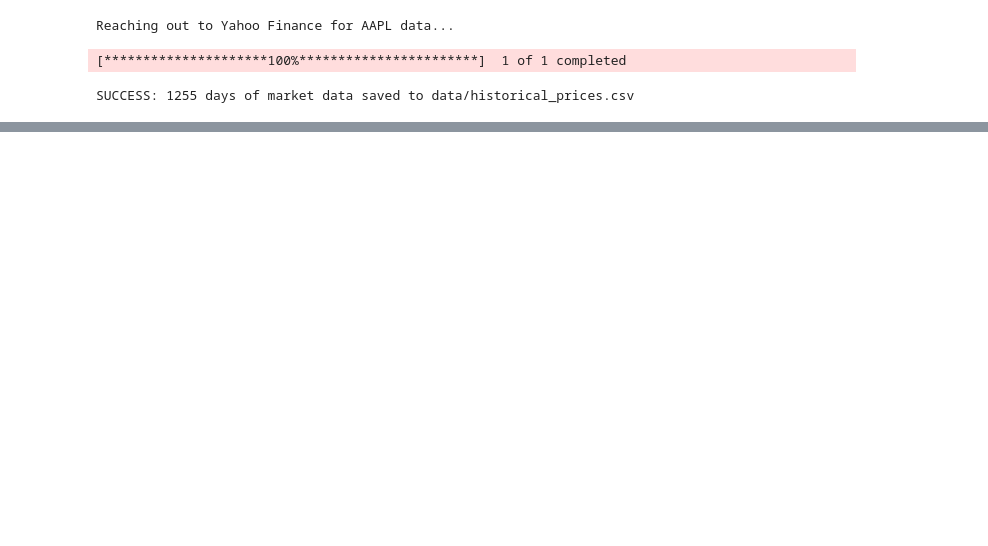
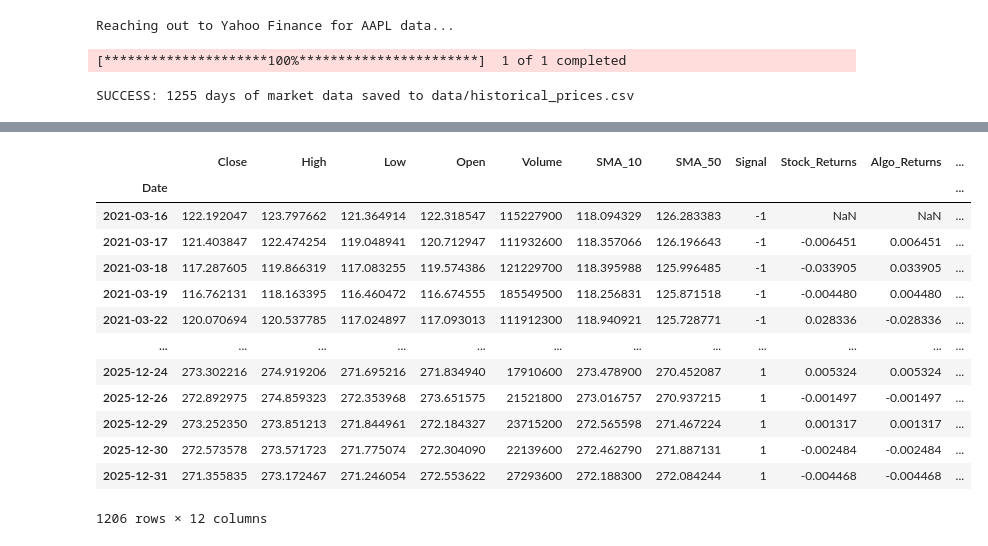
Before and after one commit to aditya0-0-1/quant_backtester, a Jupyter notebook: research.ipynb, the cells around one changed output, grey strips where cells are left out. Drawn from its saved outputs; the diff is of its cells as text; code cells hidden in the pictures; blank space fills up the shorter version.

Commit message:
Day 5: Completed OOP Engine and SQLite single-threaded vault

```diff
--- a/research.ipynb
+++ b/research.ipynb
@@ -42,0 +218,49 @@ df.head()
+# %%
+df
+
+#TELL ME IF WE GAVE SG OF SELL AT 1 DOLLAR
+
+# STOCK GOES 1.02 DOLLAR
+
+# WHY ARE WE COMPOUNDING LOSS OF 0..02
+
+# WE DIDNT LOSE OUR MONEY NAA WE JUST LOST A OPP TO CREATE MORE MONEY SO HOW IT IS A LOSS
+
+# This is a brilliant question. Your logic is perfectly sound, but you just uncovered a massive difference between normal investing and quantitative trading.
+
+# If our algorithm just sold our shares and held cash, you would be 100% correct. We wouldn't lose a single penny; we would just miss out on the profit.
+
+# But in our code, our signal wasn't 0 (Hold Cash). Our signal was -1.
+
+# In finance, a -1 signal means you are doing something called Short Selling. You aren't just sitting on the sidelines; you are actively betting that the stock will go down.
+
+# The Mechanics of a Short Sell (Why you actually lose money):
+# Imagine Apple is at $1.00. Our algorithm calculates the 10-day has crossed below the 50-day and triggers a -1 (SELL). Here is exactly what happens in your brokerage account in milliseconds:
+
+# The Borrow: You don't own any Apple stock right now. So, your algorithm automatically borrows 1 share of Apple from your broker.
+
+# The Sale: It immediately sells that borrowed share to a stranger for $1.00. You now have $1.00 cash in your hand, but you owe your broker 1 share.
+
+# The Trap: The stock price suddenly goes up to $1.02.
+
+# The Buy-Back: You have to give the broker their share back eventually. To do that, you are forced to go out into the market and buy 1 share. But the price is now $1.02!
+
+# The Math: You gained $1.00 when you sold it. You had to spend $1.02 to buy it back.
+# $1.00 - $1.02 = -$0.02
+
+# You didn't just miss an opportunity. Your bank account is physically lighter by 2 cents.
+# %% [output]
+|  | Close | High | Low | Open | Volume | SMA_10 | SMA_50 | Signal | Stock_Returns | Algo_Returns | ... |
+| Date |  |  |  |  |  |  |  |  |  |  | ... |
+| 2021-03-16 | 122.192047 | 123.797662 | 121.364914 | 122.318547 | 115227900 | 118.094329 | 126.283383 | -1 | NaN | NaN | ... |
+| 2021-03-17 | 121.403847 | 122.474254 | 119.048941 | 120.712947 | 111932600 | 118.357066 | 126.196643 | -1 | -0.006451 | 0.006451 | ... |
+| 2021-03-18 | 117.287605 | 119.866319 | 117.083255 | 119.574386 | 121229700 | 118.395988 | 125.996485 | -1 | -0.033905 | 0.033905 | ... |
+| 2021-03-19 | 116.762131 | 118.163395 | 116.460472 | 116.674555 | 185549500 | 118.256831 | 125.871518 | -1 | -0.004480 | 0.004480 | ... |
+| 2021-03-22 | 120.070694 | 120.537785 | 117.024897 | 117.093013 | 111912300 | 118.940921 | 125.728771 | -1 | 0.028336 | -0.028336 | ... |
+| ... | ... | ... | ... | ... | ... | ... | ... | ... | ... | ... | ... |
+| 2025-12-24 | 273.302216 | 274.919206 | 271.695216 | 271.834940 | 17910600 | 273.478900 | 270.452087 | 1 | 0.005324 | 0.005324 | ... |
+| 2025-12-26 | 272.892975 | 274.859323 | 272.353968 | 273.651575 | 21521800 | 273.016757 | 270.937215 | 1 | -0.001497 | -0.001497 | ... |
+| 2025-12-29 | 273.252350 | 273.851213 | 271.844961 | 272.184327 | 23715200 | 272.565598 | 271.467224 | 1 | 0.001317 | 0.001317 | ... |
+| 2025-12-30 | 272.573578 | 273.571723 | 271.775074 | 272.304090 | 22139600 | 272.462790 | 271.887131 | 1 | -0.002484 | -0.002484 | ... |
+| 2025-12-31 | 271.355835 | 273.172467 | 271.246054 | 272.553622 | 27293600 | 272.188300 | 272.084244 | 1 | -0.004468 | -0.004468 | ... |
+1206 rows × 12 columns
```
Also changed, not shown: parts of 13 cells of this notebook, 1 other file.
